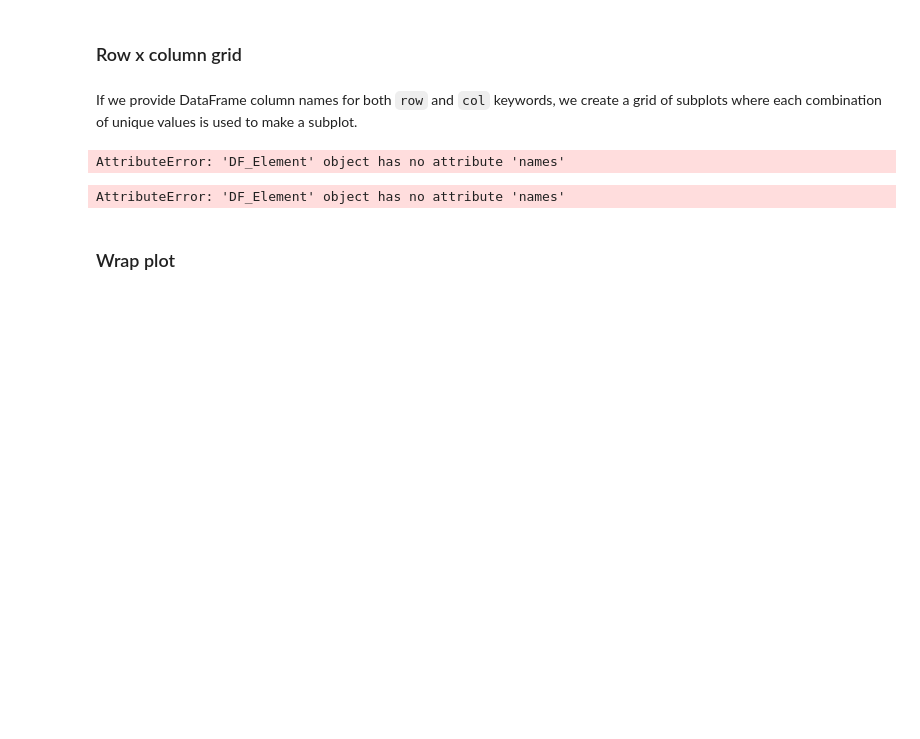
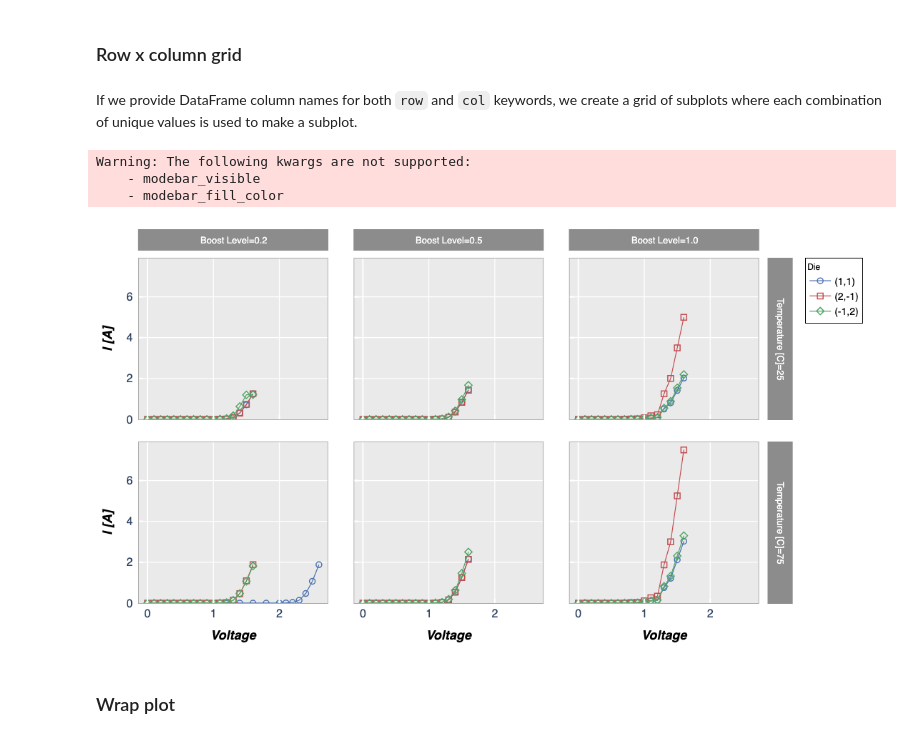
Before and after one commit to endangeredoxen/fivecentplots, a Jupyter notebook: doc/plot-plotly.ipynb, the cells around one changed output. Cells and saved outputs as stored; diff of their text form; code cells hidden in the pictures; blank space fills up the shorter version.

```diff
--- a/doc/plot-plotly.ipynb
+++ b/doc/plot-plotly.ipynb
@@ -270,15 +270,14 @@ AttributeError: 'DF_Element' object has no attribute 'names'
 # %% [markdown]
 If we provide DataFrame column names for both ``row`` and ``col`` keywords, we create a grid of subplots where each combination of unique values is used to make a subplot.
 # %%
-fcp.plot(df, x='Voltage', y='I [A]', legend='Die', col='Boost Level', row='Temperature [C]',
+fcp.plot(df, x='Voltage', y='I [A]', legend='Die', col='Boost Level', row='Temperature [C]', show=True, legend_edge_color='#000000',
+         modebar_visible=True, modebar_fill_color='#000000', ax_edge_width=1, ymin=0,
          ax_size=[225, 225], filter='Substrate=="Si" & Target Wavelength==450', label_rc_font_size=13)
 # %% [output]
-AttributeError: 'DF_Element' object has no attribute 'names'
+Warning: The following kwargs are not supported:
+    - modebar_visible
+    - modebar_fill_color
+[figure, added]
-# %%
-fcp.plot(df, x='Voltage', y='I [A]', legend='Die', col='Boost Level', row='Temperature [C]',
-         ax_size=[225, 225], filter='Substrate=="Si" & Target Wavelength==450')
-# %% [output]
-AttributeError: 'DF_Element' object has no attribute 'names'
 # %% [markdown]
 ### Wrap plot
 # %% [markdown]
```
Also changed, not shown: parts of 18 cells of this notebook, 3 other files.
